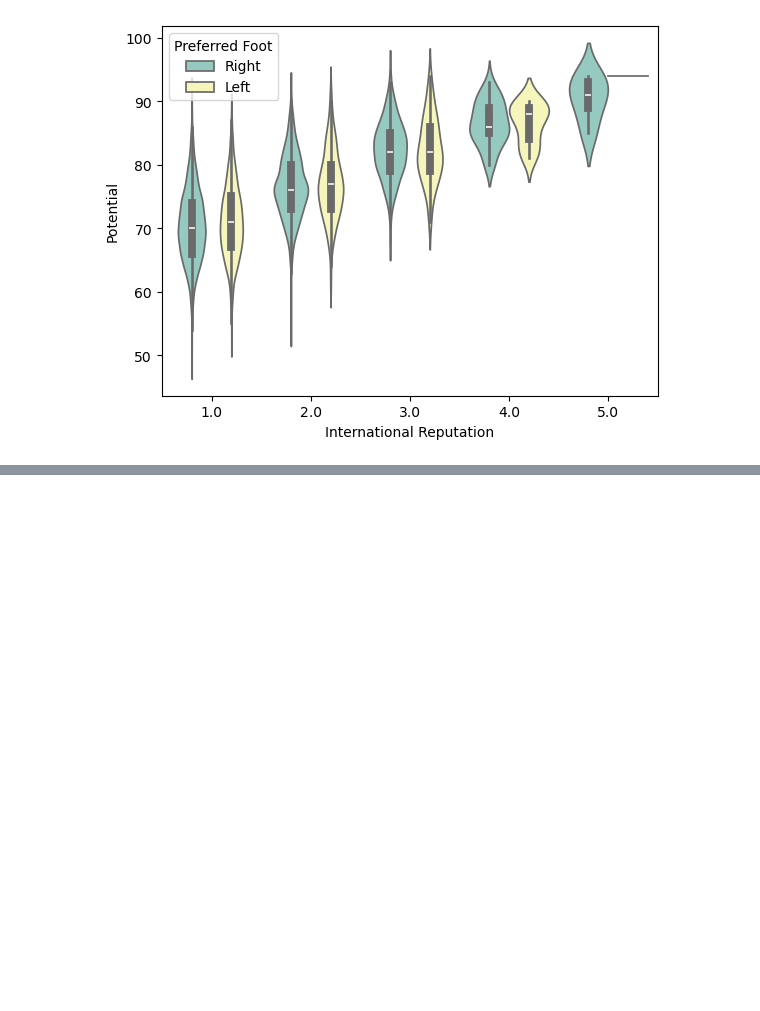
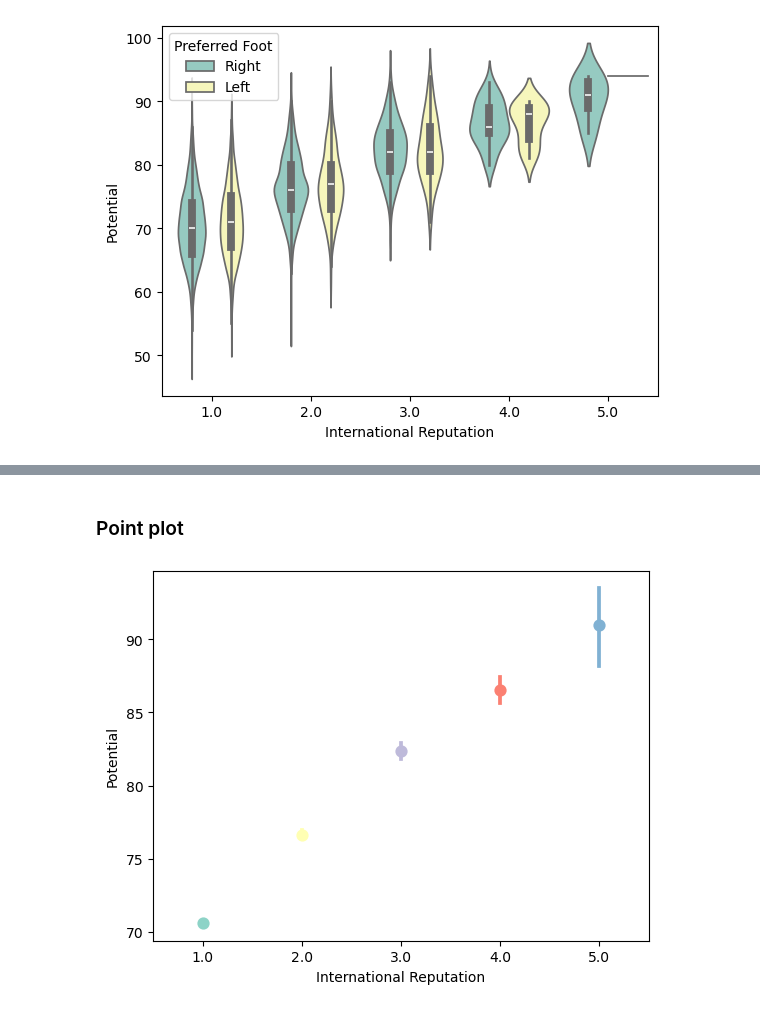
Before and after one commit to cyberscorpion/fync-cohort-7, a Jupyter notebook: 15. Seaborn charts.ipynb, the cells around one changed output, grey strips where cells are left out. Drawn from its saved outputs; the diff is of its cells as text; code cells hidden in the pictures; blank space fills up the shorter version.

```diff
--- a/15. Seaborn charts.ipynb
+++ b/15. Seaborn charts.ipynb
@@ -296,0 +298,7 @@ plt.show()
+# %% [markdown]
+### Point plot
+# %%
+sns.pointplot(x = "International Reputation", y = "Potential", data = df, palette = "Set3")
+plt.show()
+# %% [output]
+[figure, added]
```
Also changed, not shown: parts of 4 cells of this notebook.
